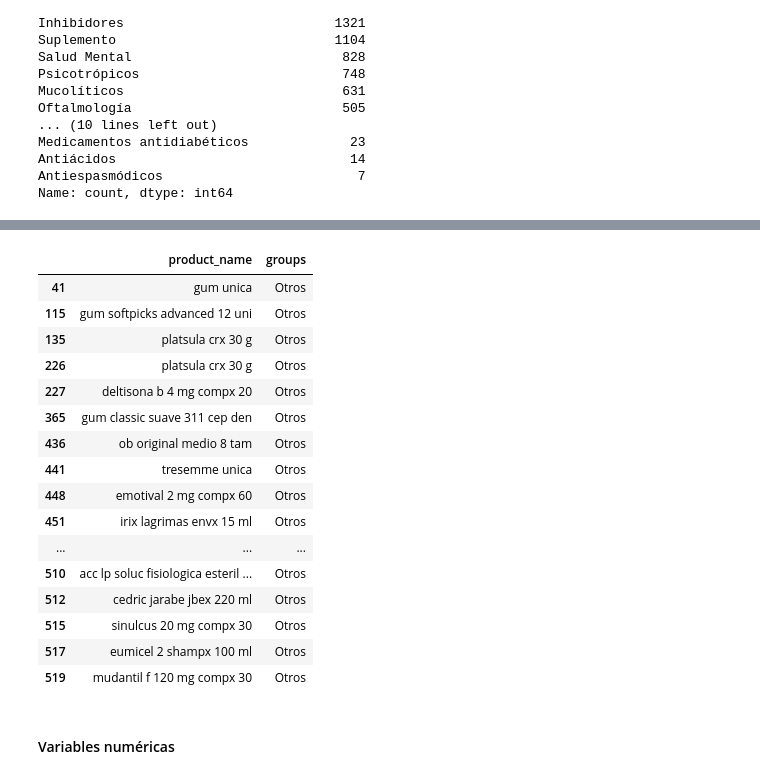
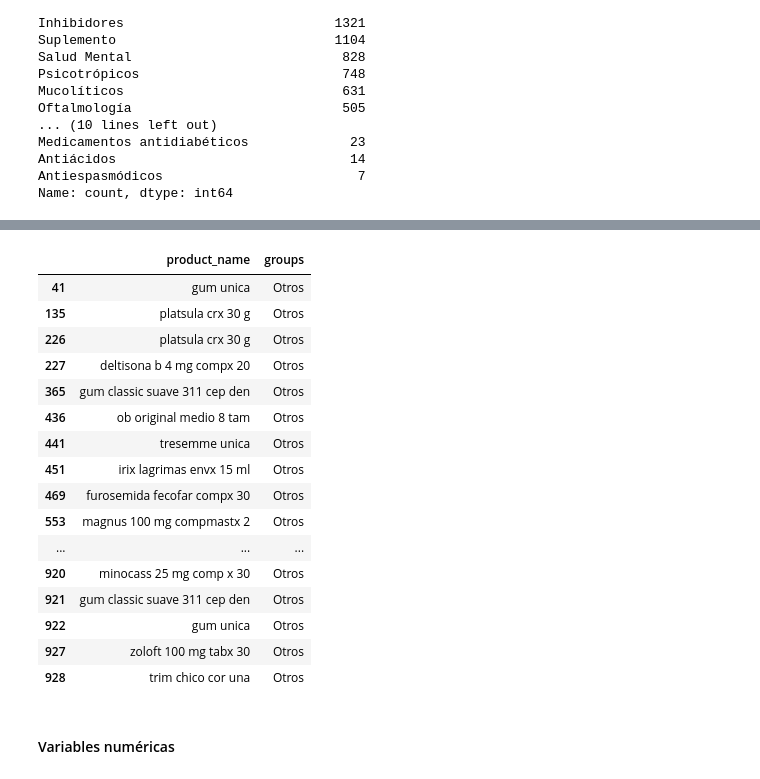
Before and after one commit to 4GeeksAcademy/sp-ml-20-final-project-g2, a Jupyter notebook: src/eda-ineta.ipynb, the cells around one changed output, grey strips where cells are left out. Saved outputs shown, nothing was run; the diff lists cells and outputs as text; code cells hidden in the pictures.

Commit message:
[eda] wip: variable producto

```diff
--- a/src/eda-ineta.ipynb
+++ b/src/eda-ineta.ipynb
@@ -871,25 +879,25 @@ Antiácidos                               14
 Antiespasmódicos                          7
 Name: count, dtype: int64
 # %%
-df.loc[df['groups'] == 'Otros', ['product_name', 'groups']].head(40)
+df.loc[df['groups'] == 'Otros', ['product_name', 'groups']].head(60)
 # %% [output]
 |  | product_name | groups |
 | 41 | gum unica | Otros |
-| 115 | gum softpicks advanced 12 uni | Otros |
 | 135 | platsula crx 30 g | Otros |
 | 226 | platsula crx 30 g | Otros |
 | 227 | deltisona b 4 mg compx 20 | Otros |
 | 365 | gum classic suave 311 cep den | Otros |
 | 436 | ob original medio 8 tam | Otros |
 | 441 | tresemme unica | Otros |
-| 448 | emotival 2 mg compx 60 | Otros |
 | 451 | irix lagrimas envx 15 ml | Otros |
+| 469 | furosemida fecofar compx 30 | Otros |
+| 553 | magnus 100 mg compmastx 2 | Otros |
 | ... | ... | ... |
-| 510 | acc lp soluc fisiologica esteril ... | Otros |
-| 512 | cedric jarabe jbex 220 ml | Otros |
-| 515 | sinulcus 20 mg compx 30 | Otros |
-| 517 | eumicel 2 shampx 100 ml | Otros |
-| 519 | mudantil f 120 mg compx 30 | Otros |
+| 920 | minocass 25 mg comp x 30 | Otros |
+| 921 | gum classic suave 311 cep den | Otros |
+| 922 | gum unica | Otros |
+| 927 | zoloft 100 mg tabx 30 | Otros |
+| 928 | trim chico cor una | Otros |
 # %% [markdown]
 #### Variables numéricas
 # %% [markdown]
```
Also changed, not shown: parts of 2 cells of this notebook.
